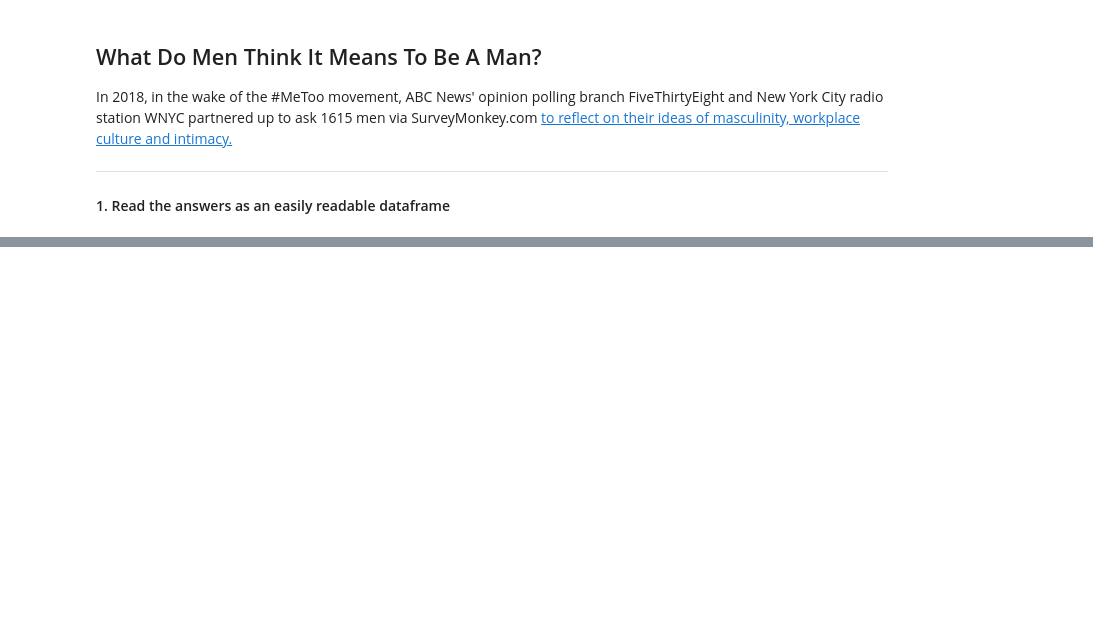
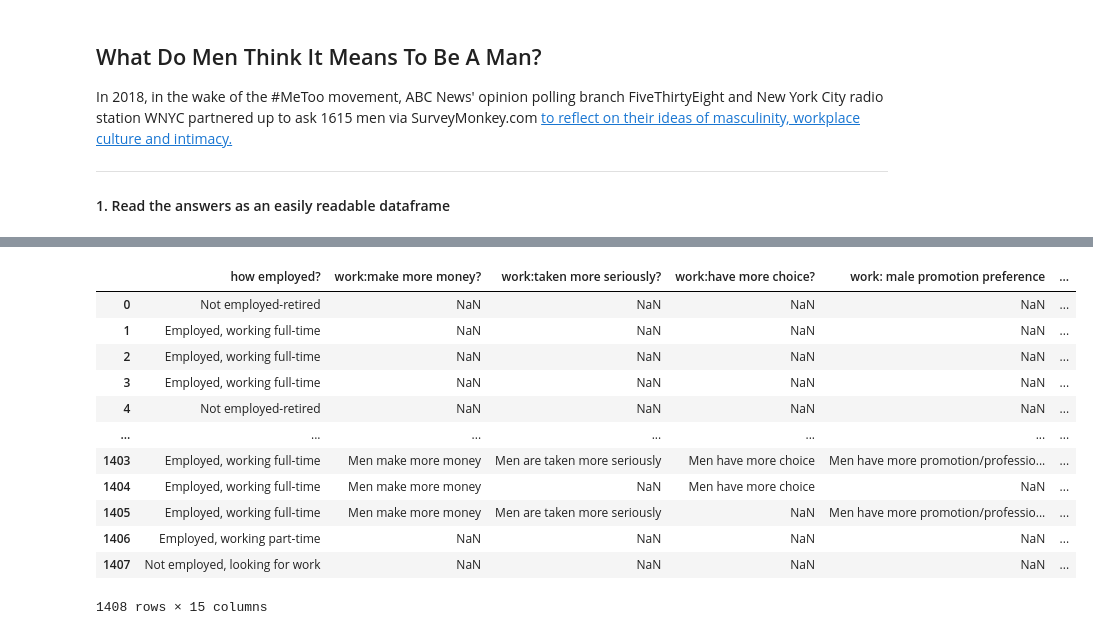
Before and after one commit to fraserrbarclay/Python-Data-Practicals, a Jupyter notebook: project/masculinity.ipynb, the cells around one changed output, grey strips where cells are left out. Saved outputs shown, nothing was run; the diff lists cells and outputs as text; code cells hidden in the pictures; blank space fills up the shorter version.

```diff
--- a/project/masculinity.ipynb
+++ b/project/masculinity.ipynb
@@ -82,0 +111,6 @@ for i in range(0,len(df.columns)):
+# %%
+df = df[df['sex pref 2'].str.contains("Straight")]
+
+df = df.dropna(subset = ['sex pref 2'])
+
+df = df.reset_index(drop = True)
@@ -82,0 +156,23 @@ for i in range(0,len(df.columns)):
+# %%
+import numpy as np
+def remove_missing(df) :
+  for i in range (len(df.columns)):
+    df.loc[df.iloc[:, i] == 'Not selected', df.columns[i]] = np.nan
+    df.loc[df.iloc[:, i] == 'No answer', df.columns[i]] = np.nan
+    df.loc[df.iloc[:, i] == 'Prefer not to answer', df.columns[i]] = np.nan
+  return df
+remove_missing(df)
+# %% [output]
+|  | how employed? | work:make more money? | work:taken more seriously? | work:have more choice? | work: male promotion preference | ... |
+| 0 | Not employed-retired | NaN | NaN | NaN | NaN | ... |
+| 1 | Employed, working full-time | NaN | NaN | NaN | NaN | ... |
+| 2 | Employed, working full-time | NaN | NaN | NaN | NaN | ... |
+| 3 | Employed, working full-time | NaN | NaN | NaN | NaN | ... |
+| 4 | Not employed-retired | NaN | NaN | NaN | NaN | ... |
+| ... | ... | ... | ... | ... | ... | ... |
+| 1403 | Employed, working full-time | Men make more money | Men are taken more seriously | Men have more choice | Men have more promotion/professio... | ... |
+| 1404 | Employed, working full-time | Men make more money | NaN | Men have more choice | NaN | ... |
+| 1405 | Employed, working full-time | Men make more money | Men are taken more seriously | NaN | Men have more promotion/professio... | ... |
+| 1406 | Employed, working part-time | NaN | NaN | NaN | NaN | ... |
+| 1407 | Not employed, looking for work | NaN | NaN | NaN | NaN | ... |
+1408 rows × 15 columns
```
Also changed, not shown: parts of 28 cells of this notebook.
